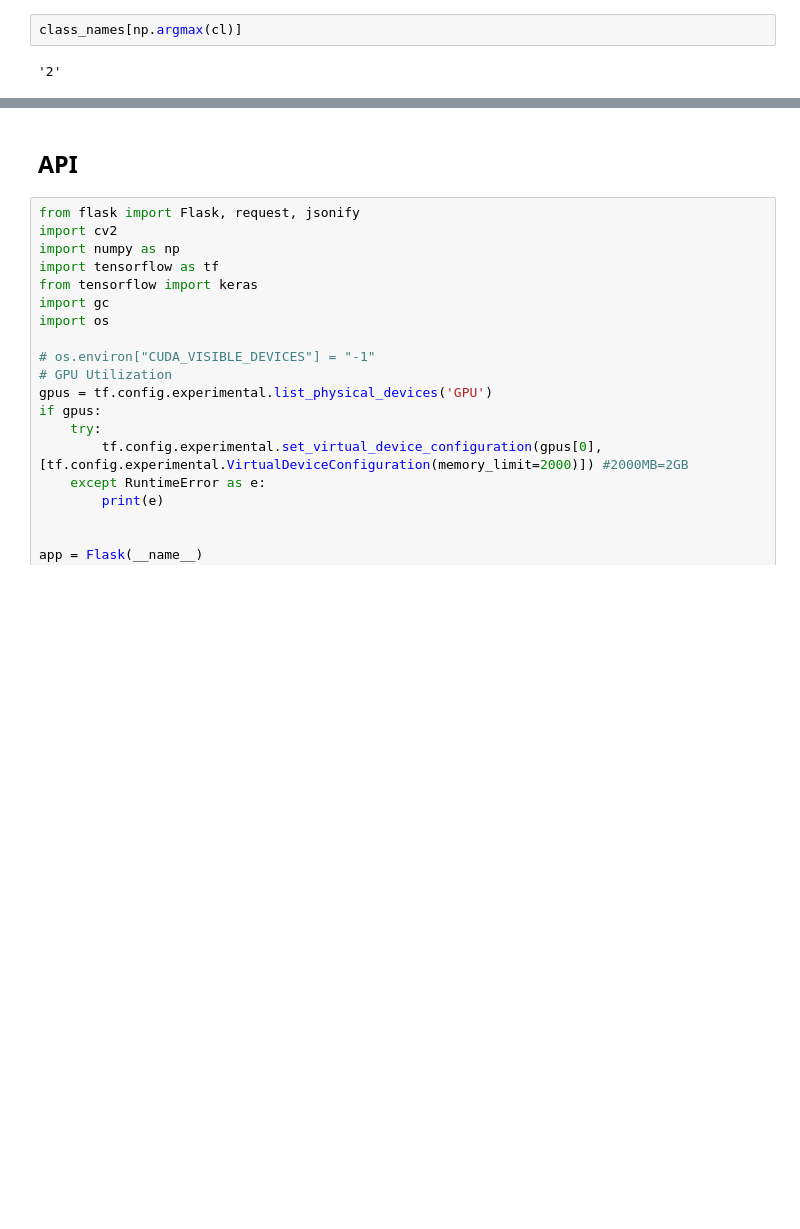
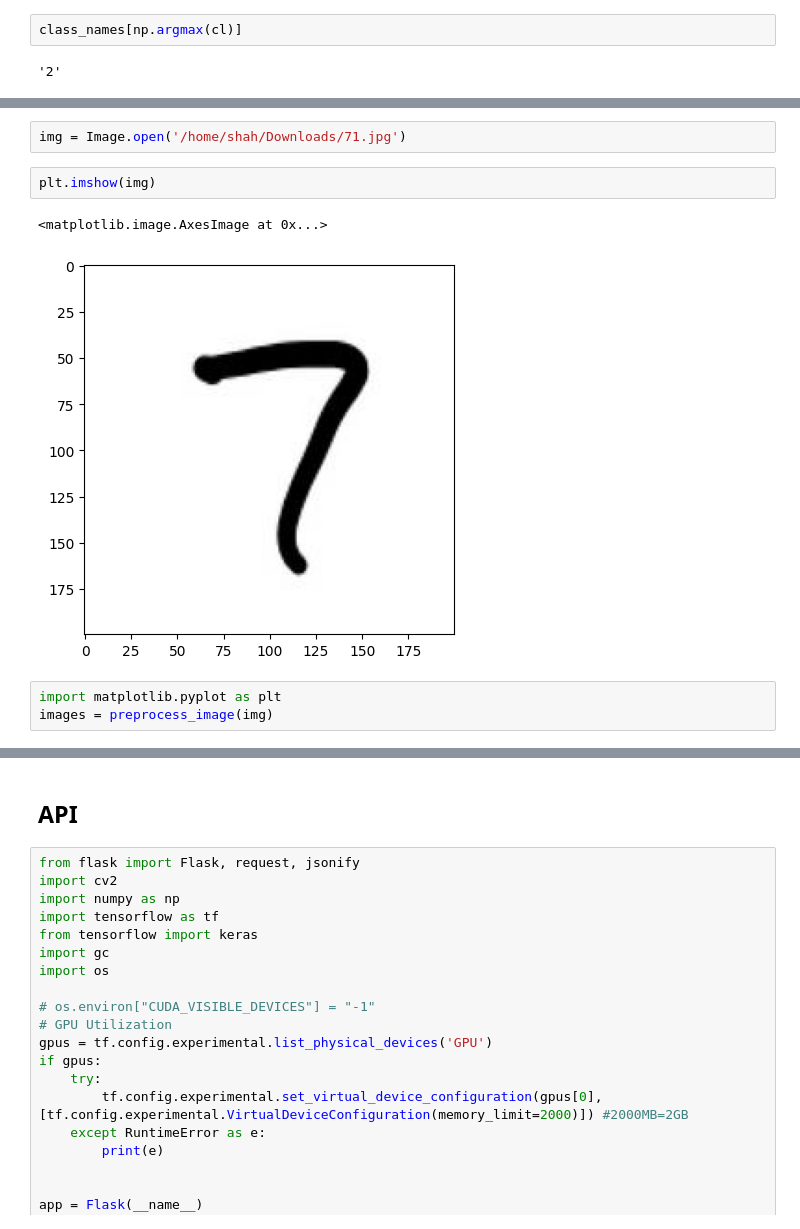
Before and after one commit to shahmustafa/mnist, a Jupyter notebook: mnist_model_pre.ipynb, the cells around one changed output, grey strips where cells are left out. Saved outputs shown, nothing was run; the diff lists cells and outputs as text; blank space fills up the shorter version.

```diff
--- a/mnist_model_pre.ipynb
+++ b/mnist_model_pre.ipynb
@@ -454,0 +484,10 @@ class_names[np.argmax(cl)]
+# %%
+img = Image.open('/home/shah/Downloads/71.jpg')
+# %%
+plt.imshow(img)
+# %% [output]
+<matplotlib.image.AxesImage at 0x...>
+[figure, added]
+# %%
+import matplotlib.pyplot as plt
+images = preprocess_image(img)
```
Also changed, not shown: parts of 4 cells of this notebook, 4 other files.
